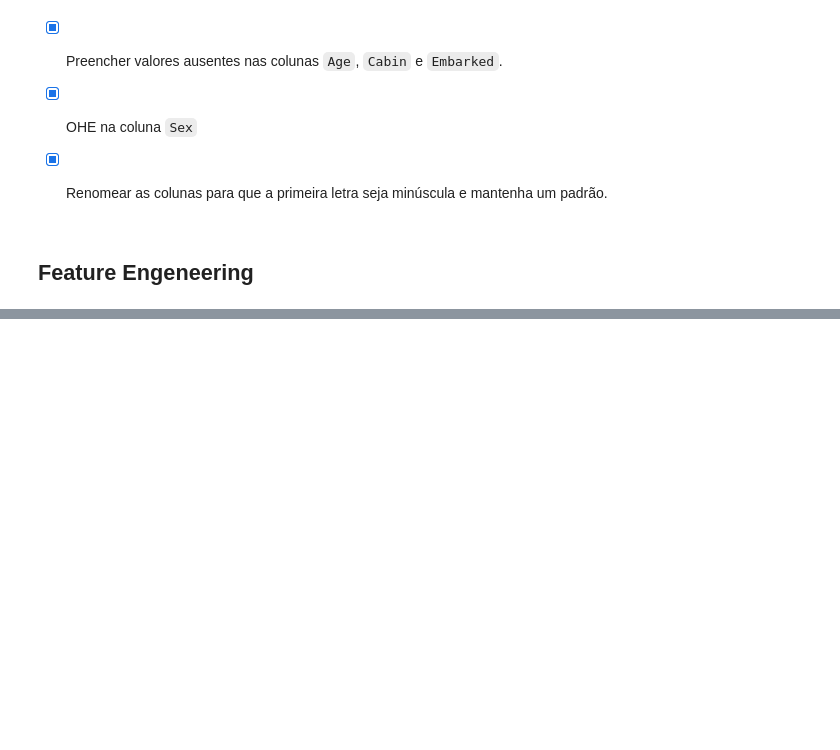
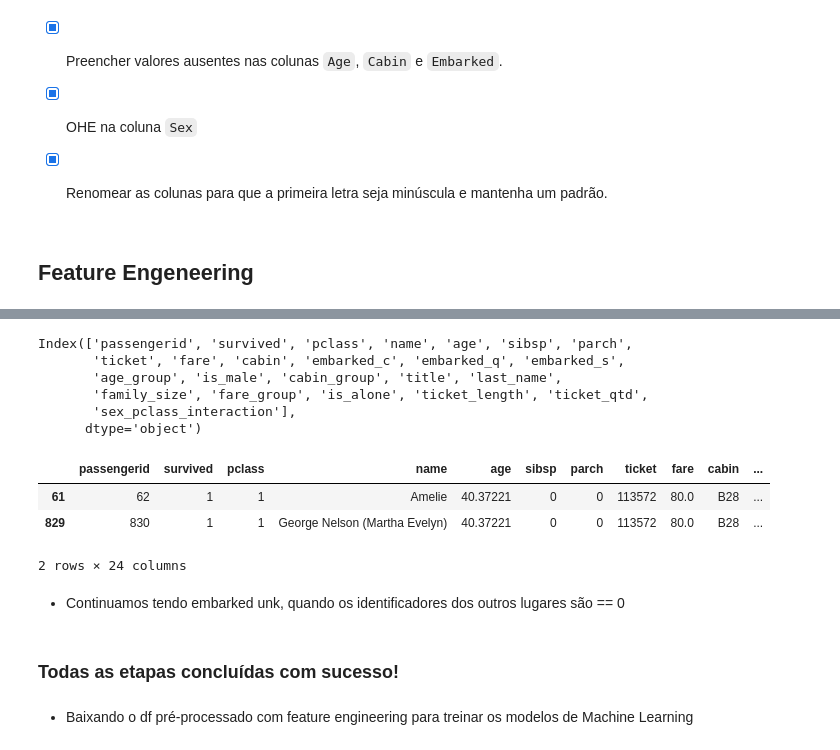
Before and after one commit to Gui-Sitton/KHAOS, a Jupyter notebook: Titanic/Notebooks/data_pre_feature_eng.ipynb, the cells around one changed output, grey strips where cells are left out. Saved outputs shown, nothing was run; the diff lists cells and outputs as text; code cells hidden in the pictures; blank space fills up the shorter version.

```diff
--- a/Titanic/Notebooks/data_pre_feature_eng.ipynb
+++ b/Titanic/Notebooks/data_pre_feature_eng.ipynb
@@ -309,0 +324,23 @@ df
+# %%
+df.columns
+# %% [output]
+Index(['passengerid', 'survived', 'pclass', 'name', 'age', 'sibsp', 'parch',
+       'ticket', 'fare', 'cabin', 'embarked_c', 'embarked_q', 'embarked_s',
+       'age_group', 'is_male', 'cabin_group', 'title', 'last_name',
+       'family_size', 'fare_group', 'is_alone', 'ticket_length', 'ticket_qtd',
+       'sex_pclass_interaction'],
+      dtype='object')
+# %%
+filtered_df = df[(df['embarked_c'] == 0) & (df['embarked_q'] == 0)&(df['embarked_s'] == 0)]
+filtered_df
+# %% [output]
+|  | passengerid | survived | pclass | name | age | sibsp | parch | ticket | fare | cabin | ... |
+| 61 | 62 | 1 | 1 | Amelie | 40.37221 | 0 | 0 | 113572 | 80.0 | B28 | ... |
+| 829 | 830 | 1 | 1 | George Nelson (Martha Evelyn) | 40.37221 | 0 | 0 | 113572 | 80.0 | B28 | ... |
+2 rows × 24 columns
+# %% [markdown]
+* Continuamos tendo embarked unk, quando os identificadores dos outros lugares são == 0
+# %% [markdown]
+### Todas as etapas concluídas com sucesso!
+# %% [markdown]
+* Baixando o df pré-processado com feature engineering para treinar os modelos de Machine Learning
```
Also changed, not shown: parts of 10 cells of this notebook, 4 other files.
